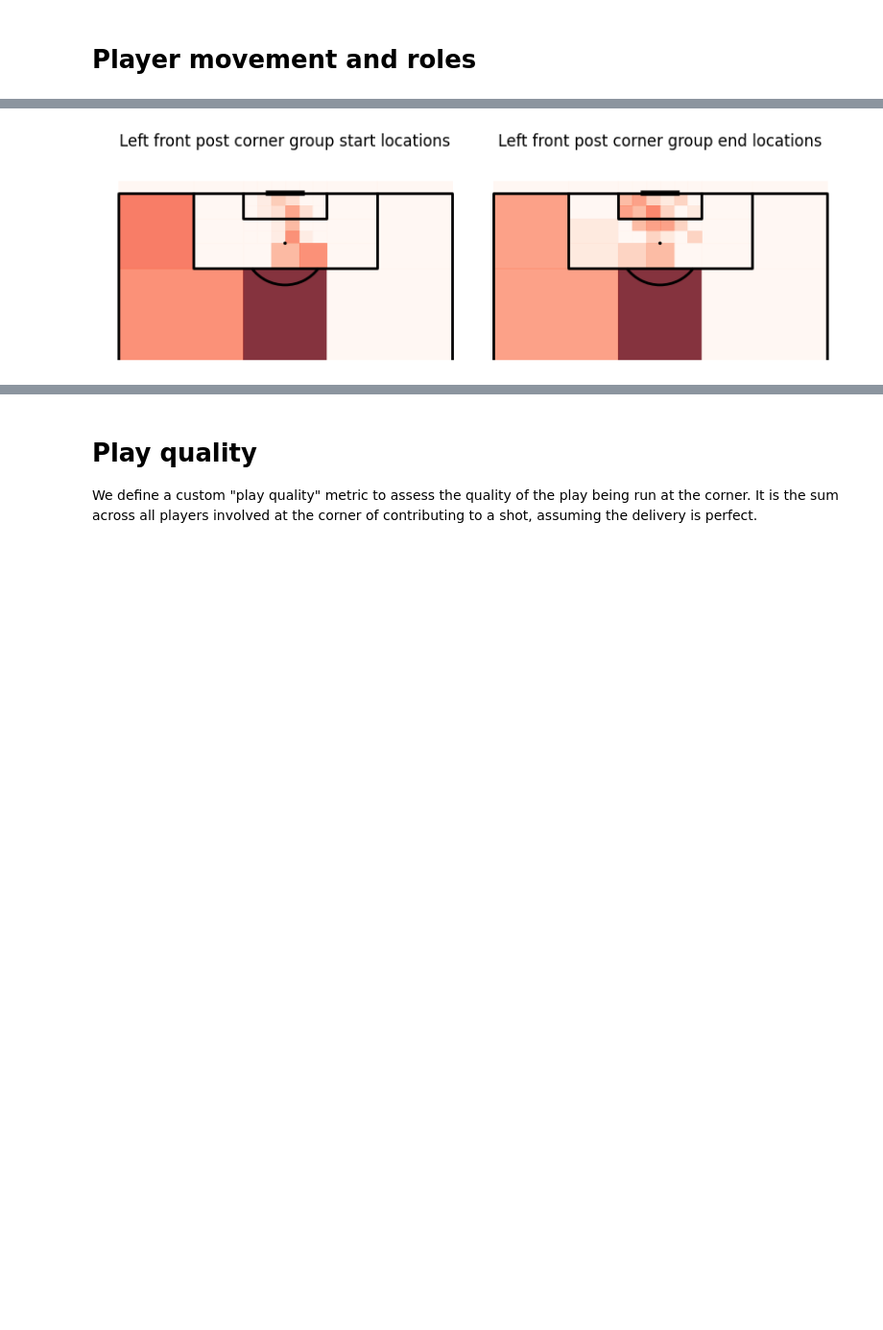
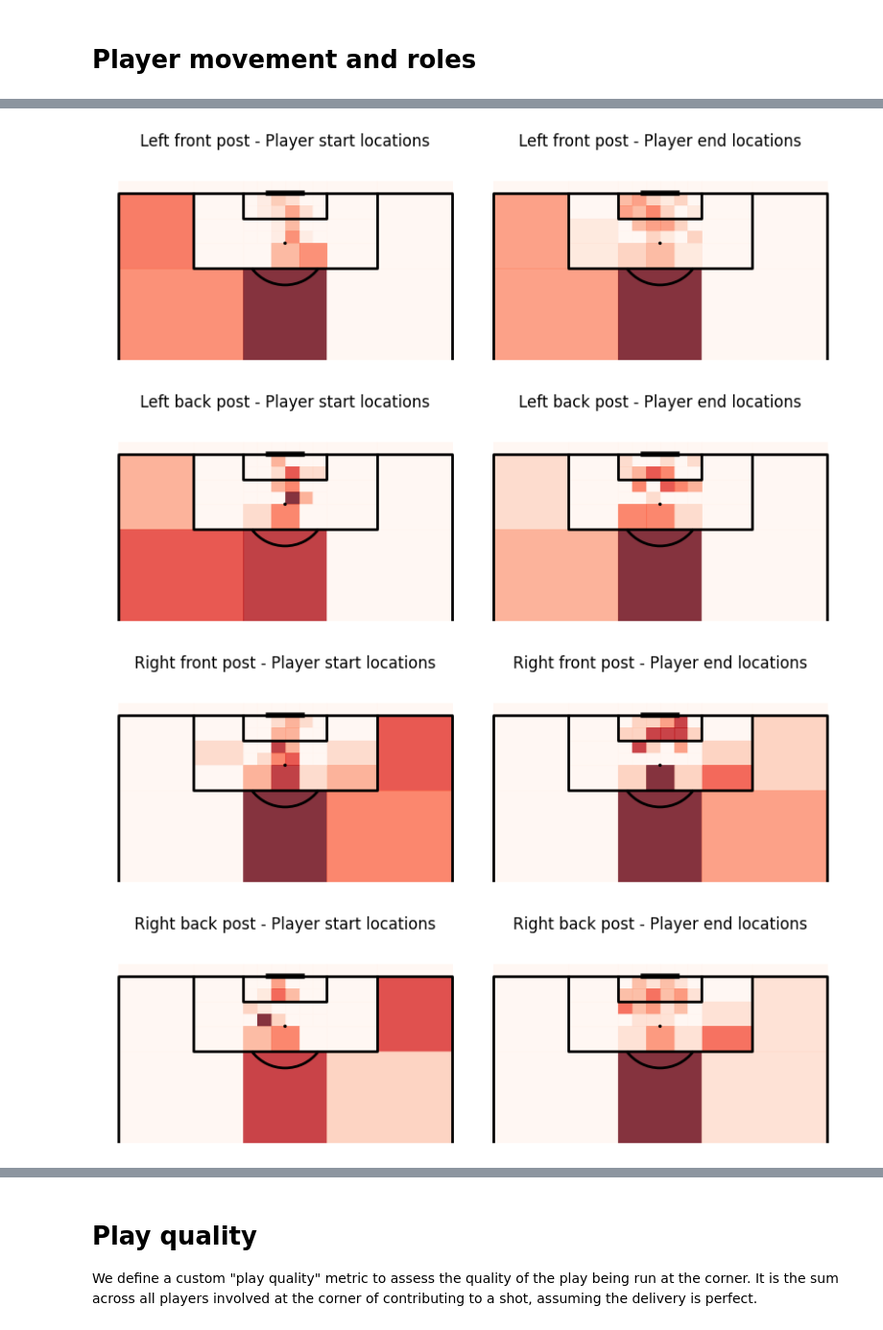
Before and after one commit to gsheir/arsenal_corners, a Jupyter notebook: corner_analysis.ipynb, the cells around one changed output, grey strips where cells are left out. Shown at 96% size. Cells and saved outputs as stored; diff of their text form; code cells hidden in the pictures; blank space fills up the shorter version.

Commit message:
update data to include all corners

```diff
--- a/corner_analysis.ipynb
+++ b/corner_analysis.ipynb
@@ -318,25 +332,10 @@ left_front_post_players_end_counts["Density"] = (
 # %%
-fig, ax = plt.subplots(ncols=2, figsize=(8, 4), constrained_layout=True)
-
-plot_corner_heatmap(
-    left_front_post_players_start_counts,
-    col_name="Start location",
-    metric_col_name="Count",
-    all_zones=all_zones,
-    title="Left front post corner group start locations",
-    ax=ax[0],
-    label=False,
-)
-
-plot_corner_heatmap(
-    left_front_post_players_end_counts,
-    col_name="End location",
-    metric_col_name="Count",
-    all_zones=all_zones,
-    title="Left front post corner group end locations",
-    ax=ax[1],
-    label=False,
-)
+for group in players["Corner group"].unique():
+    fig = plot_start_end_heatmaps(group, all_zones)
+    plt.show()
 # %% [output]
-[figure, old version]
+[figure, new version]
+[figure, added]
+[figure, added]
+[figure, added]
 # %%
```
Also changed, not shown: parts of 12 cells of this notebook, 2 other files.
